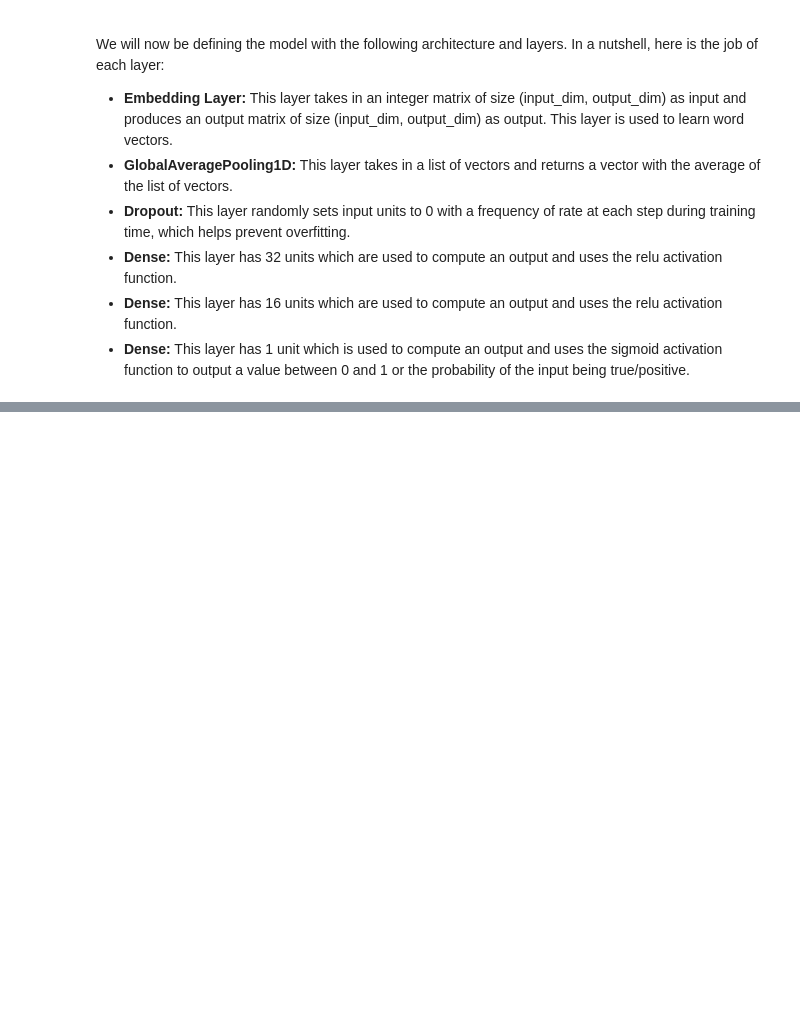
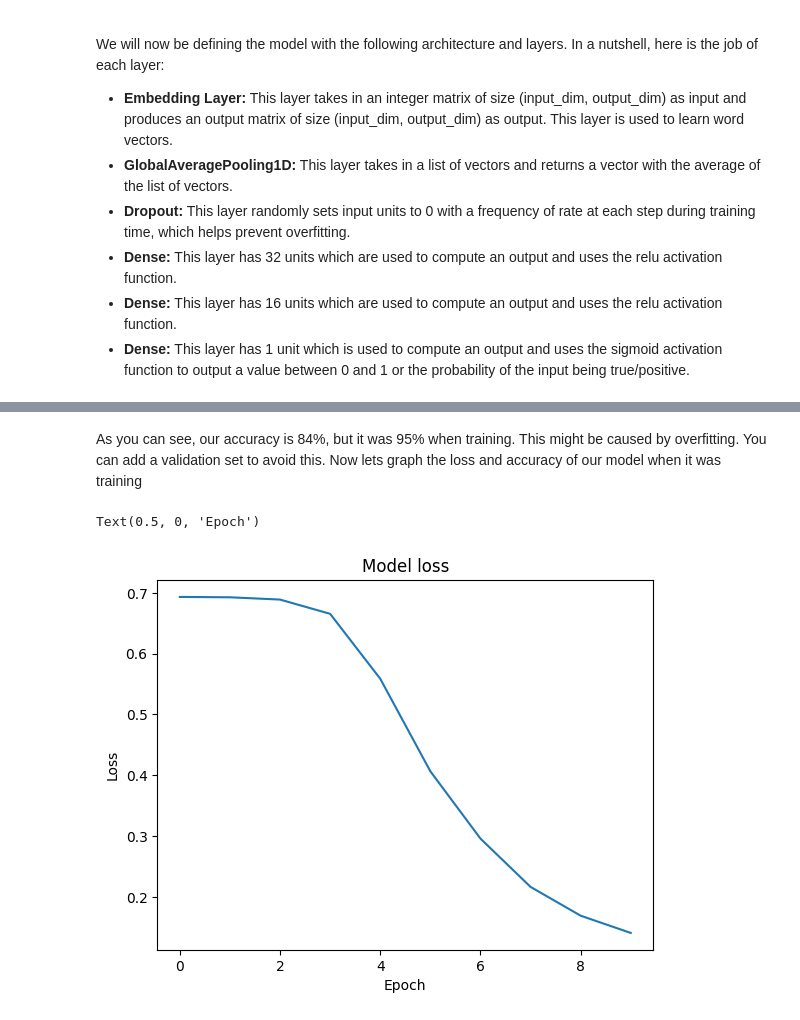
Before and after one commit to HPD1155/Simply-Sentiment-Analysis, a Jupyter notebook: main.ipynb, the cells around one changed output, grey strips where cells are left out. Saved outputs shown, nothing was run; the diff lists cells and outputs as text; code cells hidden in the pictures; blank space fills up the shorter version.

```diff
--- a/main.ipynb
+++ b/main.ipynb
@@ -90,0 +99,2 @@ model = keras.Sequential([
+# %%
+model.compile(loss='binary_crossentropy', optimizer='adam', metrics=['accuracy'])
@@ -90,0 +104,2 @@ model = keras.Sequential([
+# %%
+history = model.fit(X_train, y_train, epochs=10)
@@ -90,0 +137,12 @@ model = keras.Sequential([
+# %% [markdown]
+As you can see, our accuracy is 84%, but it was 95% when training. This might be caused by overfitting. You can add a validation set to avoid this.
+Now lets graph the loss and accuracy of our model when it was training
+# %%
+# This will be our training loss
+plt.plot(history.history['loss'])
+plt.title('Model loss')
+plt.ylabel('Loss')
+plt.xlabel('Epoch')
+# %% [output]
+Text(0.5, 0, 'Epoch')
+[figure, added]
```
Also changed, not shown: parts of 10 cells of this notebook, 1 other file.
